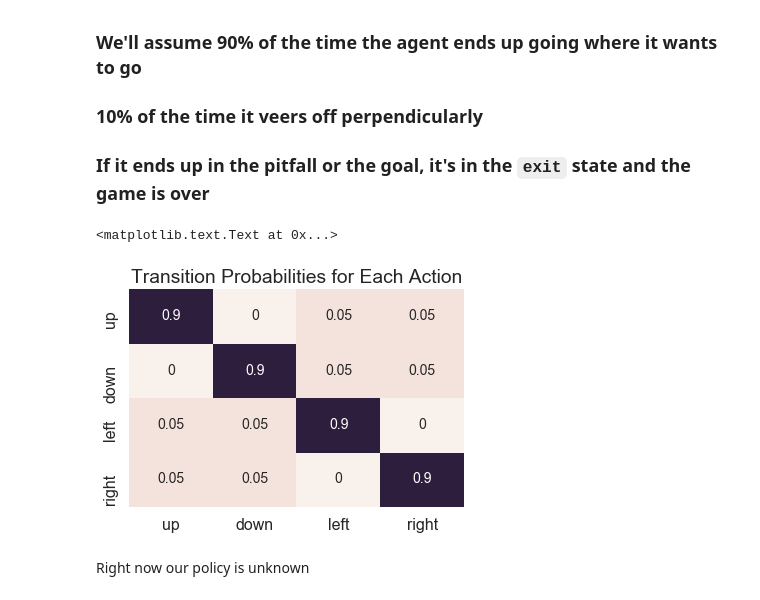
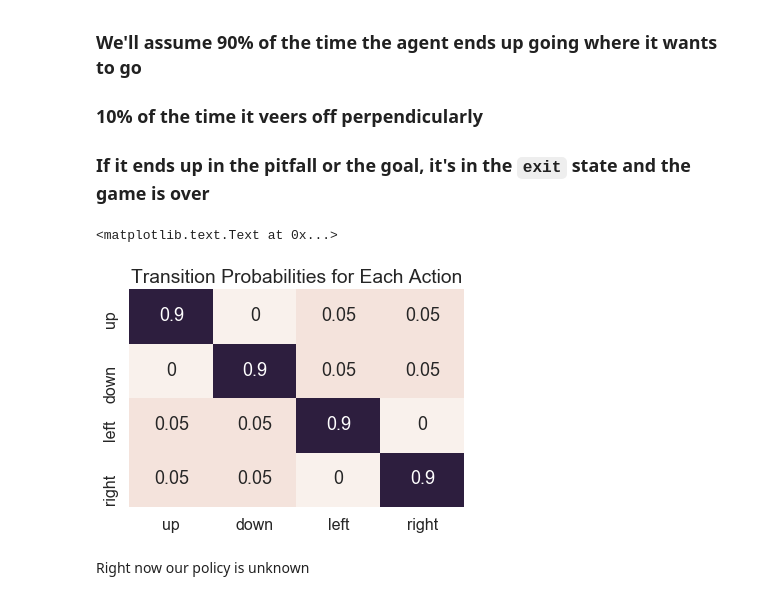
Before and after one commit to jzf2101/intro_rl, a Jupyter notebook: MDP Example.ipynb, the cells around one changed output. Saved outputs shown, nothing was run; the diff lists cells and outputs as text; code cells hidden in the pictures.

```diff
--- a/MDP Example.ipynb
+++ b/MDP Example.ipynb
@@ -55,11 +54,11 @@ actions = ['up', 'down', 'left', 'right']
 transition = pd.DataFrame(np.array([[.9, 0, .05, .05,], [0, .9, .05, .05], [.05, .05, .9, 0],
                                     [.05, .05, 0, .9]]), index = actions, columns = actions)
 # %%
-sns.heatmap(transition, annot=True, cbar = False, annot_kws={"size": 14})
+sns.heatmap(transition, annot=True, cbar = False, annot_kws={"size": 18})
 plt.title('Transition Probabilities for Each Action')
 # %% [output]
 <matplotlib.text.Text at 0x...>
-[figure, old version]
+[figure, new version]
 # %% [markdown]
 Right now our policy is unknown
 # %%
```
Also changed, not shown: parts of 47 cells of this notebook, 1 other file.
